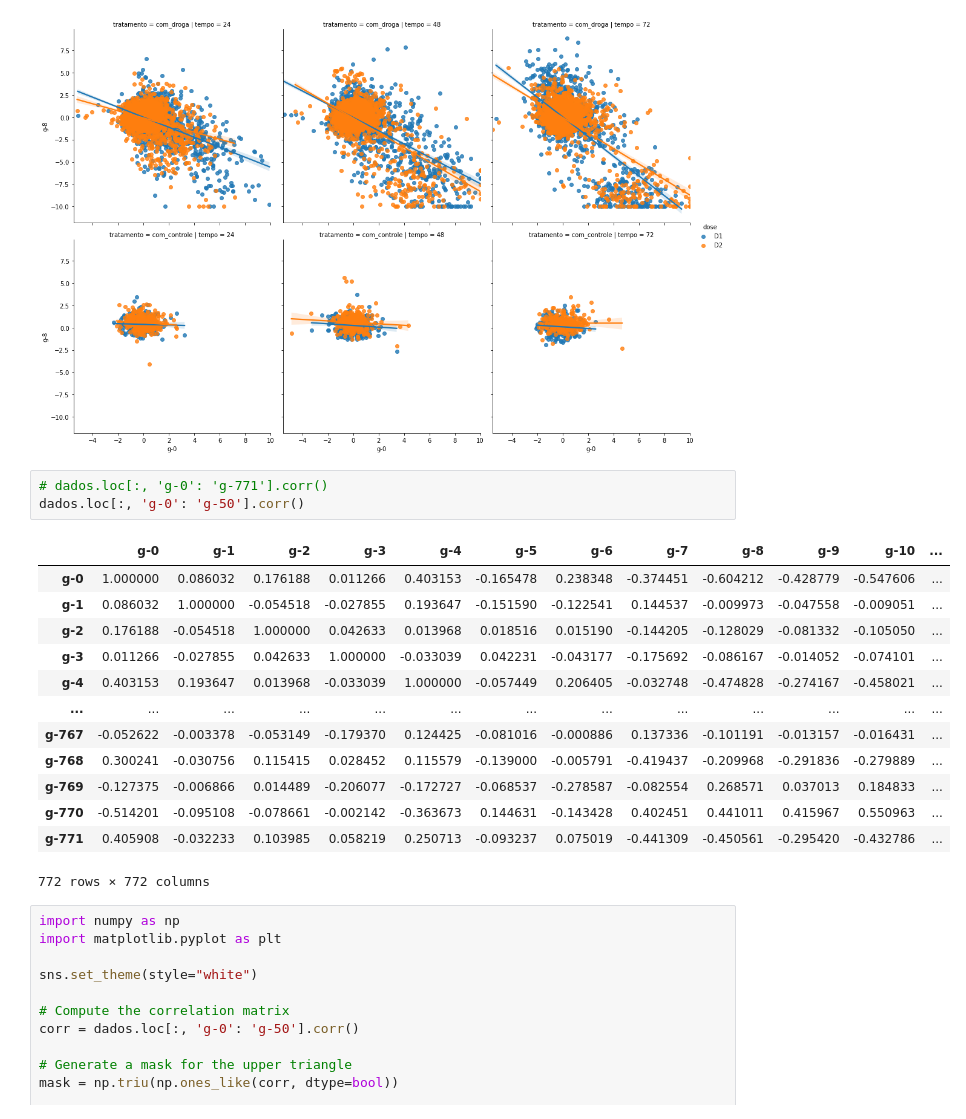
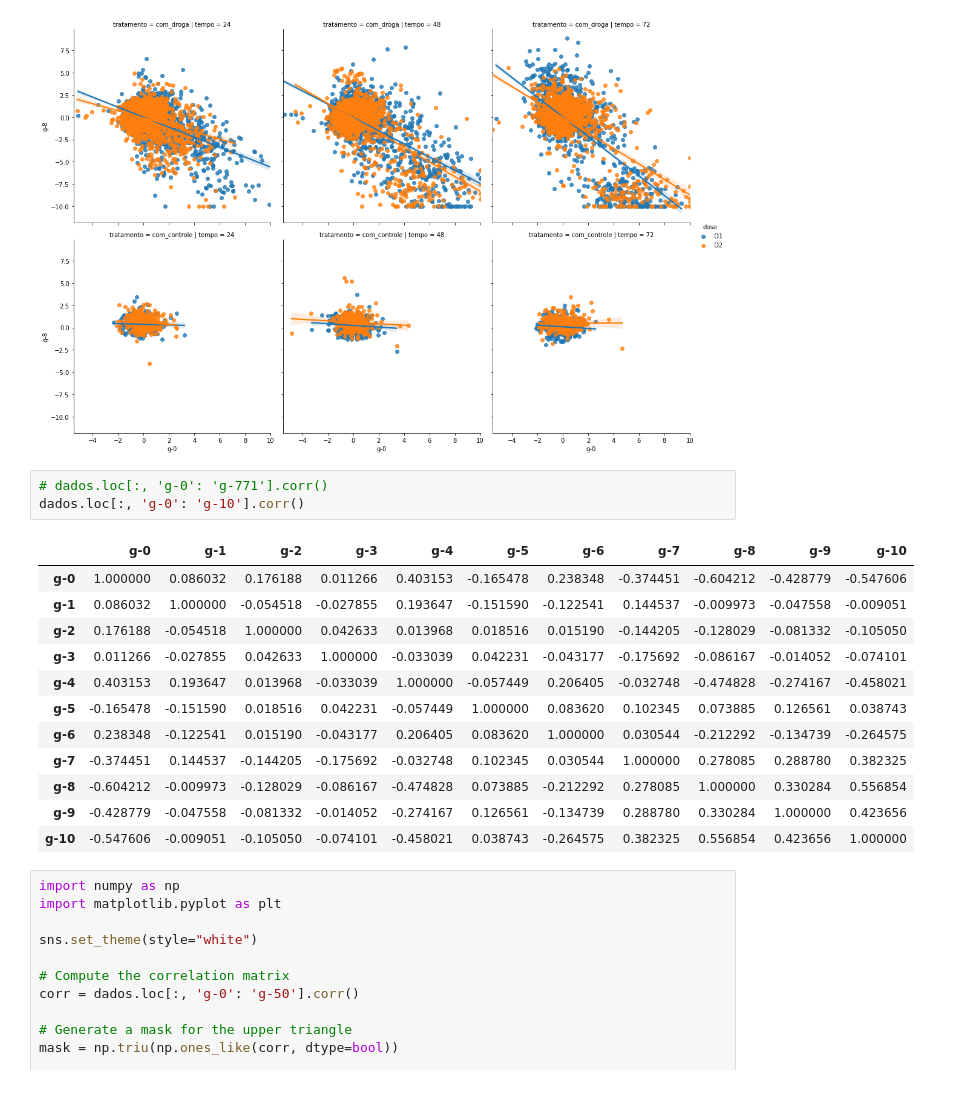
Before and after one commit to leonardo-melniski/colab, a Jupyter notebook: imersaodados3_aula3.ipynb, the cells around one changed output. Drawn from its saved outputs; the diff is of its cells as text.

```diff
--- a/imersaodados3_aula3.ipynb
+++ b/imersaodados3_aula3.ipynb
@@ -108,21 +108,20 @@ sns.lmplot(data=dados, x='g-0', y='g-8', row='tratamento', col='tempo', hue='dos
 [figure]
 # %%
 # dados.loc[:, 'g-0': 'g-771'].corr()
-dados.loc[:, 'g-0': 'g-50'].corr()
+dados.loc[:, 'g-0': 'g-10'].corr()
 # %% [output]
-|  | g-0 | g-1 | g-2 | g-3 | g-4 | g-5 | g-6 | g-7 | g-8 | g-9 | g-10 | ... |
-| g-0 | 1.000000 | 0.086032 | 0.176188 | 0.011266 | 0.403153 | -0.165478 | 0.238348 | -0.374451 | -0.604212 | -0.428779 | -0.547606 | ... |
-| g-1 | 0.086032 | 1.000000 | -0.054518 | -0.027855 | 0.193647 | -0.151590 | -0.122541 | 0.144537 | -0.009973 | -0.047558 | -0.009051 | ... |
-| g-2 | 0.176188 | -0.054518 | 1.000000 | 0.042633 | 0.013968 | 0.018516 | 0.015190 | -0.144205 | -0.128029 | -0.081332 | -0.105050 | ... |
-| g-3 | 0.011266 | -0.027855 | 0.042633 | 1.000000 | -0.033039 | 0.042231 | -0.043177 | -0.175692 | -0.086167 | -0.014052 | -0.074101 | ... |
-| g-4 | 0.403153 | 0.193647 | 0.013968 | -0.033039 | 1.000000 | -0.057449 | 0.206405 | -0.032748 | -0.474828 | -0.274167 | -0.458021 | ... |
-| ... | ... | ... | ... | ... | ... | ... | ... | ... | ... | ... | ... | ... |
-| g-767 | -0.052622 | -0.003378 | -0.053149 | -0.179370 | 0.124425 | -0.081016 | -0.000886 | 0.137336 | -0.101191 | -0.013157 | -0.016431 | ... |
-| g-768 | 0.300241 | -0.030756 | 0.115415 | 0.028452 | 0.115579 | -0.139000 | -0.005791 | -0.419437 | -0.209968 | -0.291836 | -0.279889 | ... |
-| g-769 | -0.127375 | -0.006866 | 0.014489 | -0.206077 | -0.172727 | -0.068537 | -0.278587 | -0.082554 | 0.268571 | 0.037013 | 0.184833 | ... |
-| g-770 | -0.514201 | -0.095108 | -0.078661 | -0.002142 | -0.363673 | 0.144631 | -0.143428 | 0.402451 | 0.441011 | 0.415967 | 0.550963 | ... |
-| g-771 | 0.405908 | -0.032233 | 0.103985 | 0.058219 | 0.250713 | -0.093237 | 0.075019 | -0.441309 | -0.450561 | -0.295420 | -0.432786 | ... |
+|  | g-0 | g-1 | g-2 | g-3 | g-4 | g-5 | g-6 | g-7 | g-8 | g-9 | g-10 |
+| g-0 | 1.000000 | 0.086032 | 0.176188 | 0.011266 | 0.403153 | -0.165478 | 0.238348 | -0.374451 | -0.604212 | -0.428779 | -0.547606 |
+| g-1 | 0.086032 | 1.000000 | -0.054518 | -0.027855 | 0.193647 | -0.151590 | -0.122541 | 0.144537 | -0.009973 | -0.047558 | -0.009051 |
+| g-2 | 0.176188 | -0.054518 | 1.000000 | 0.042633 | 0.013968 | 0.018516 | 0.015190 | -0.144205 | -0.128029 | -0.081332 | -0.105050 |
+| g-3 | 0.011266 | -0.027855 | 0.042633 | 1.000000 | -0.033039 | 0.042231 | -0.043177 | -0.175692 | -0.086167 | -0.014052 | -0.074101 |
+| g-4 | 0.403153 | 0.193647 | 0.013968 | -0.033039 | 1.000000 | -0.057449 | 0.206405 | -0.032748 | -0.474828 | -0.274167 | -0.458021 |
+| g-5 | -0.165478 | -0.151590 | 0.018516 | 0.042231 | -0.057449 | 1.000000 | 0.083620 | 0.102345 | 0.073885 | 0.126561 | 0.038743 |
+| g-6 | 0.238348 | -0.122541 | 0.015190 | -0.043177 | 0.206405 | 0.083620 | 1.000000 | 0.030544 | -0.212292 | -0.134739 | -0.264575 |
+| g-7 | -0.374451 | 0.144537 | -0.144205 | -0.175692 | -0.032748 | 0.102345 | 0.030544 | 1.000000 | 0.278085 | 0.288780 | 0.382325 |
+| g-8 | -0.604212 | -0.009973 | -0.128029 | -0.086167 | -0.474828 | 0.073885 | -0.212292 | 0.278085 | 1.000000 | 0.330284 | 0.556854 |
+| g-9 | -0.428779 | -0.047558 | -0.081332 | -0.014052 | -0.274167 | 0.126561 | -0.134739 | 0.288780 | 0.330284 | 1.000000 | 0.423656 |
+| g-10 | -0.547606 | -0.009051 | -0.105050 | -0.074101 | -0.458021 | 0.038743 | -0.264575 | 0.382325 | 0.556854 | 0.423656 | 1.000000 |
-772 rows × 772 columns
 # %%
 import numpy as np
 import matplotlib.pyplot as plt
```
Also changed, not shown: parts of 10 cells of this notebook.
